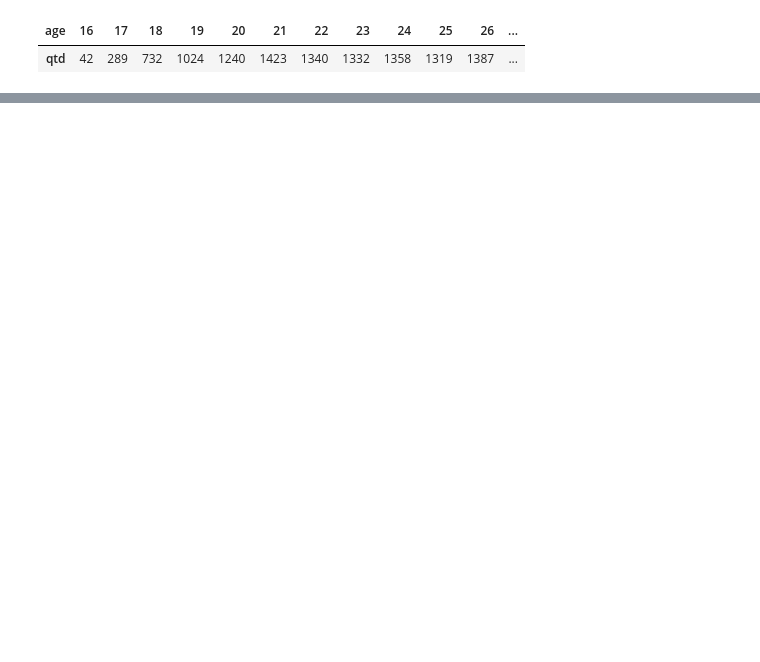
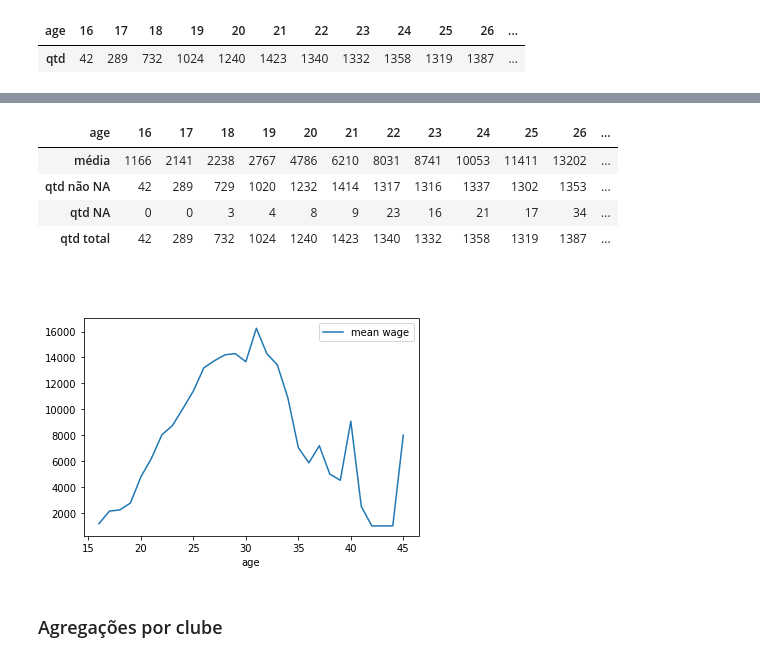
Before and after one commit to MarioPrado1148/DSWP_aluno, a Jupyter notebook: Notebooks/2020-10-13 NB10_01__Pandas - exercício 9.ipynb, the cells around one changed output, grey strips where cells are left out. Cells and saved outputs as stored; diff of their text form; code cells hidden in the pictures; blank space fills up the shorter version.

```diff
--- a/Notebooks/2020-10-13 NB10_01__Pandas - exercício 9.ipynb
+++ b/Notebooks/2020-10-13 NB10_01__Pandas - exercício 9.ipynb
@@ -245,10 +383,11 @@ dtype: int64
 # %%
 # dez nacionalidades com mais jogadores e suas quantidades.
 # nacionalidades com somente um jogador.
-display(
-    df_fifa.groupby('nationality')['name'].count().nlargest(10),
-    Markdown('<br/>'),
-    df_fifa.groupby('nationality')['name'].count()[lambda x: x==1] )
+sr = df_fifa.groupby('nationality')['name'].count().rename('qtd')
+pdod.max_colwidth = None
+display(  sr.nlargest(10),
+          sr[sr==1].reset_index().groupby('qtd').agg(list) )
+pdod.max_colwidth = 50
 # %% [output]
 nationality
 England        1662
@@ -283,5 +407,6 @@ Name: name, dtype: int64
 # %%
 # menores e maiores médias de idade por nacionalidade
-dht(df_fifa.groupby('nationality')['age'].mean().sort_values())
+sr = df_fifa.groupby('nationality')['age'].agg(lambda sr: round(sr.mean(), 1))
+display( sr.nlargest(5), Markdown('<br/>'), sr.nsmallest(5) )
 # %% [output]
 nationality
@@ -315,0 +505,25 @@ df_fifa.age.plot.hist()
+# %%
+# médias de salários por idade
+df = (
+  df_fifa.groupby('age')['wage']
+  .agg([  lambda sr: round(sr.mean(), 1),
+          'count',
+          lambda sr: int(sr.isna().sum()),
+          len ])
+  .set_axis(['média', 'qtd não NA', 'qtd NA', 'qtd total'], axis=1)
+ .astype({'média':int, 'qtd NA':int, 'qtd total':int})
+)
+display(df.T, Markdown('<br/>'))
+( df.reset_index()
+  .rename(columns={'média':'mean wage'})
+  .plot(x='age', y='mean wage') );
+# %% [output]
+| age | 16 | 17 | 18 | 19 | 20 | 21 | 22 | 23 | 24 | 25 | 26 | ... |
+| média | 1166 | 2141 | 2238 | 2767 | 4786 | 6210 | 8031 | 8741 | 10053 | 11411 | 13202 | ... |
+| qtd não NA | 42 | 289 | 729 | 1020 | 1232 | 1414 | 1317 | 1316 | 1337 | 1302 | 1353 | ... |
+| qtd NA | 0 | 0 | 3 | 4 | 8 | 9 | 23 | 16 | 21 | 17 | 34 | ... |
+| qtd total | 42 | 289 | 732 | 1024 | 1240 | 1423 | 1340 | 1332 | 1358 | 1319 | 1387 | ... |
+<br/>
+[figure, added]
+# %% [markdown]
+### Agregações por clube
```
Also changed, not shown: parts of 39 cells of this notebook.
